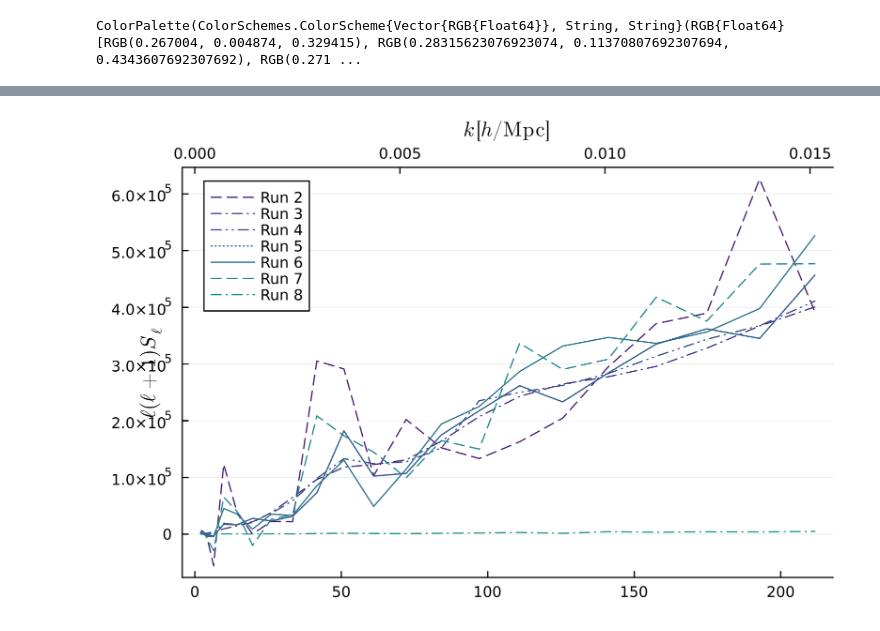
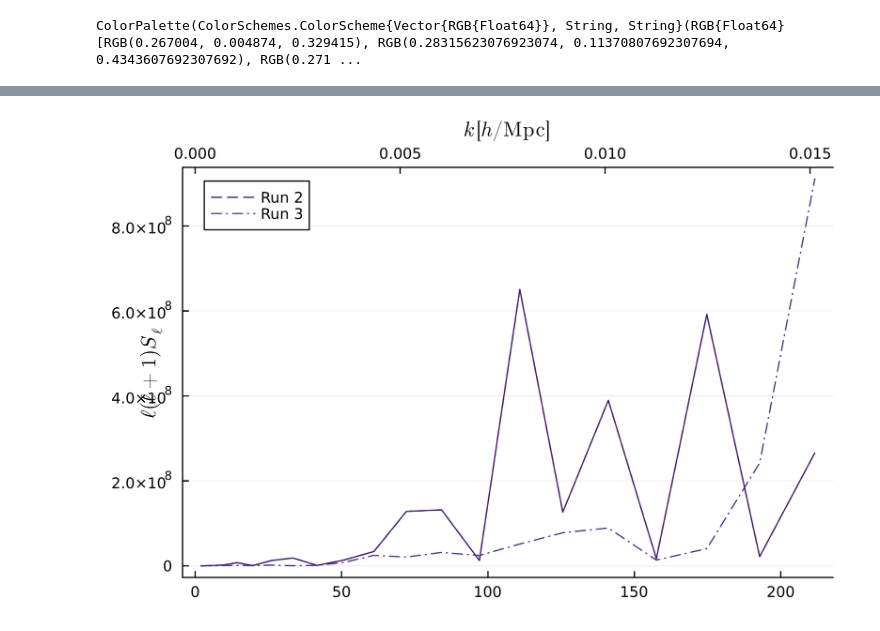
Before and after one commit to anvi-git/3D_Angular_Power_Spectrum, a Jupyter notebook: notebooks/comparisons.ipynb, the cells around one changed output, grey strips where cells are left out. Saved outputs shown, nothing was run; the diff lists cells and outputs as text; code cells hidden in the pictures.

```diff
--- a/notebooks/comparisons.ipynb
+++ b/notebooks/comparisons.ipynb
@@ -72,30 +69,18 @@ LoadError: DimensionMismatch: arrays could not be broadcast to a common size; go
 # %%
-S2 = npzread("runs/run_20260604_145501/S_l.npy")
-S3 = npzread("runs/run_20260604_150004/S_l.npy")
-S4 = npzread("runs/run_20260604_150143/S_l.npy")
-S5 = npzread("runs/run_20260604_150322/S_l.npy")
-S6 = npzread("runs/run_20260604_150405/S_l.npy")
-S7 = npzread("runs/run_20260604_150451/S_l.npy")
-S8 = npzread("runs/run_20260604_151811/S_l.npy")
+S1 = npzread("runs/run_2026_06_05_172316/S_l.npy")
+S2 = npzread("runs/run_2026_06_05_171400/S_l.npy")
 
 i = 1; j = 1;
-plot(ℓ, S2 .* ℓ .* (ℓ .+ 1), color = colors[2], linestyle = :auto, label = "Run 2")
-plot!(ℓ, S3 .* ℓ .* (ℓ .+ 1), color = colors[3], linestyle = :auto, label = "Run 3")
-plot!(ℓ, S4 .* ℓ .* (ℓ .+ 1), color = colors[4], linestyle = :auto, label = "Run 4")
-plot!(ℓ, S5 .* ℓ .* (ℓ .+ 1), color = colors[5], linestyle = :auto, label = "Run 5")
-plot!(ℓ, S6 .* ℓ .* (ℓ .+ 1), color = colors[6], linestyle = :auto, label = "Run 6")
-plot!(ℓ, S7 .* ℓ .* (ℓ .+ 1), color = colors[7], linestyle = :auto, label = "Run 7")
-plot!(ℓ, S8 .* ℓ .* (ℓ .+ 1), color = colors[8], linestyle = :auto, label = "Run 8")
-plot!(dpi = 300, legend=true)
-
+plot(ℓ, S1 .* ℓ .* (ℓ .+ 1), color = colors[2], linestyle = :auto, label = "Run 2")
+plot!(ℓ, S2 .* ℓ .* (ℓ .+ 1), color = colors[3], linestyle = :auto, label = "Run 3")
 plot!(    twiny(),
     k_plot,
-    S5 .* ℓ .* (ℓ .+ 1),
+    S1 .* ℓ .* (ℓ .+ 1),
     label = false,
-    color = colors[5],
+    color = colors[2],
     xlabel = L"k \, [h/\mathrm{Mpc}]",
     ylabel = L"\ell(\ell+1)S_\ell "
 )
 plot!(dpi = 300, legend=true)
 # %% [output]
-[figure, old version]
+[figure, new version]
```
Also changed, not shown: parts of 1 cell of this notebook, 5 other files.
